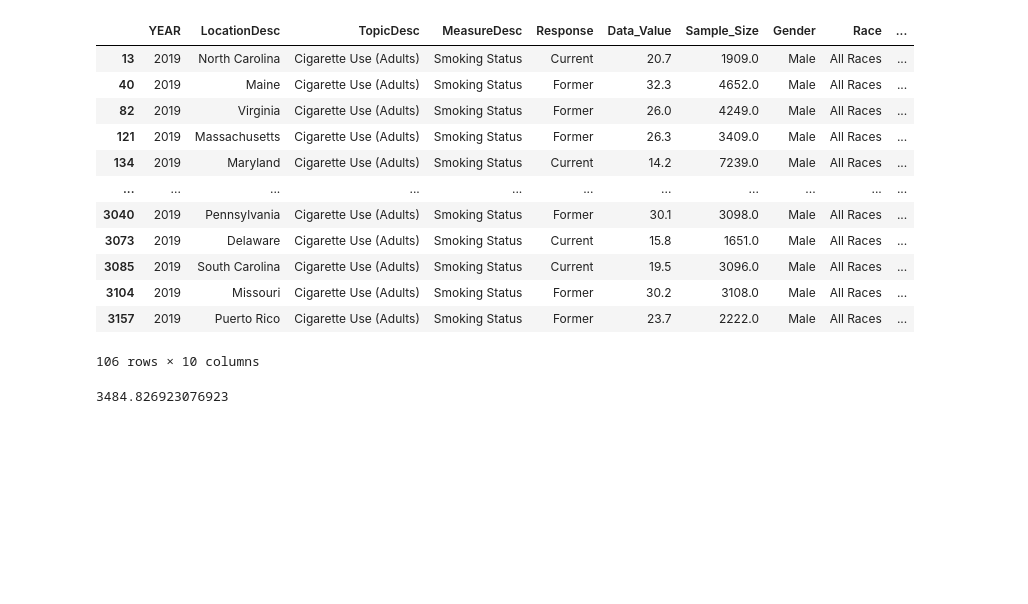
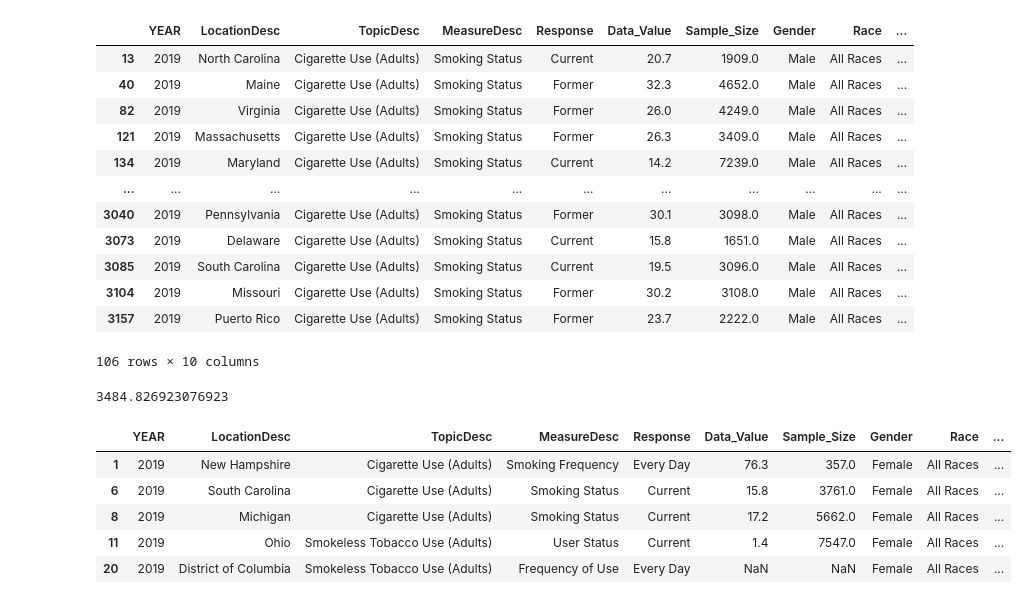
Before and after one commit to nickmille96/Project-1, a Jupyter notebook: chi-square.ipynb, the cells around one changed output. Saved outputs shown, nothing was run; the diff lists cells and outputs as text; code cells hidden in the pictures; blank space fills up the shorter version.

```diff
--- a/chi-square.ipynb
+++ b/chi-square.ipynb
@@ -84,9 +91,22 @@ mresponse_data
 | 3104 | 2019 | Missouri | Cigarette Use (Adults) | Smoking Status | Former | 30.2 | 3108.0 | Male | All Races | ... |
 | 3157 | 2019 | Puerto Rico | Cigarette Use (Adults) | Smoking Status | Former | 23.7 | 2222.0 | Male | All Races | ... |
 106 rows × 10 columns
-# %%
-male_mean = mresponse_data["Sample_Size"].mean()
-
-male_mean
-# %% [output]
-3484.826923076923
+# %%
+# Calculate mean of Sample_Size for all states
+male_mean = mresponse_data["Sample_Size"].mean()
+
+male_mean
+# %% [output]
+3484.826923076923
+# %%
+# Create female dataframe
+female_data = year_data.loc[year_data["Gender"] == "Female"]
+
+female_data.head()
+# %% [output]
+|  | YEAR | LocationDesc | TopicDesc | MeasureDesc | Response | Data_Value | Sample_Size | Gender | Race | ... |
+| 1 | 2019 | New Hampshire | Cigarette Use (Adults) | Smoking Frequency | Every Day | 76.3 | 357.0 | Female | All Races | ... |
+| 6 | 2019 | South Carolina | Cigarette Use (Adults) | Smoking Status | Current | 15.8 | 3761.0 | Female | All Races | ... |
+| 8 | 2019 | Michigan | Cigarette Use (Adults) | Smoking Status | Current | 17.2 | 5662.0 | Female | All Races | ... |
+| 11 | 2019 | Ohio | Smokeless Tobacco Use (Adults) | User Status | Current | 1.4 | 7547.0 | Female | All Races | ... |
+| 20 | 2019 | District of Columbia | Smokeless Tobacco Use (Adults) | Frequency of Use | Every Day | NaN | NaN | Female | All Races | ... |
```
Also changed, not shown: parts of 17 cells of this notebook, 1 other file.
